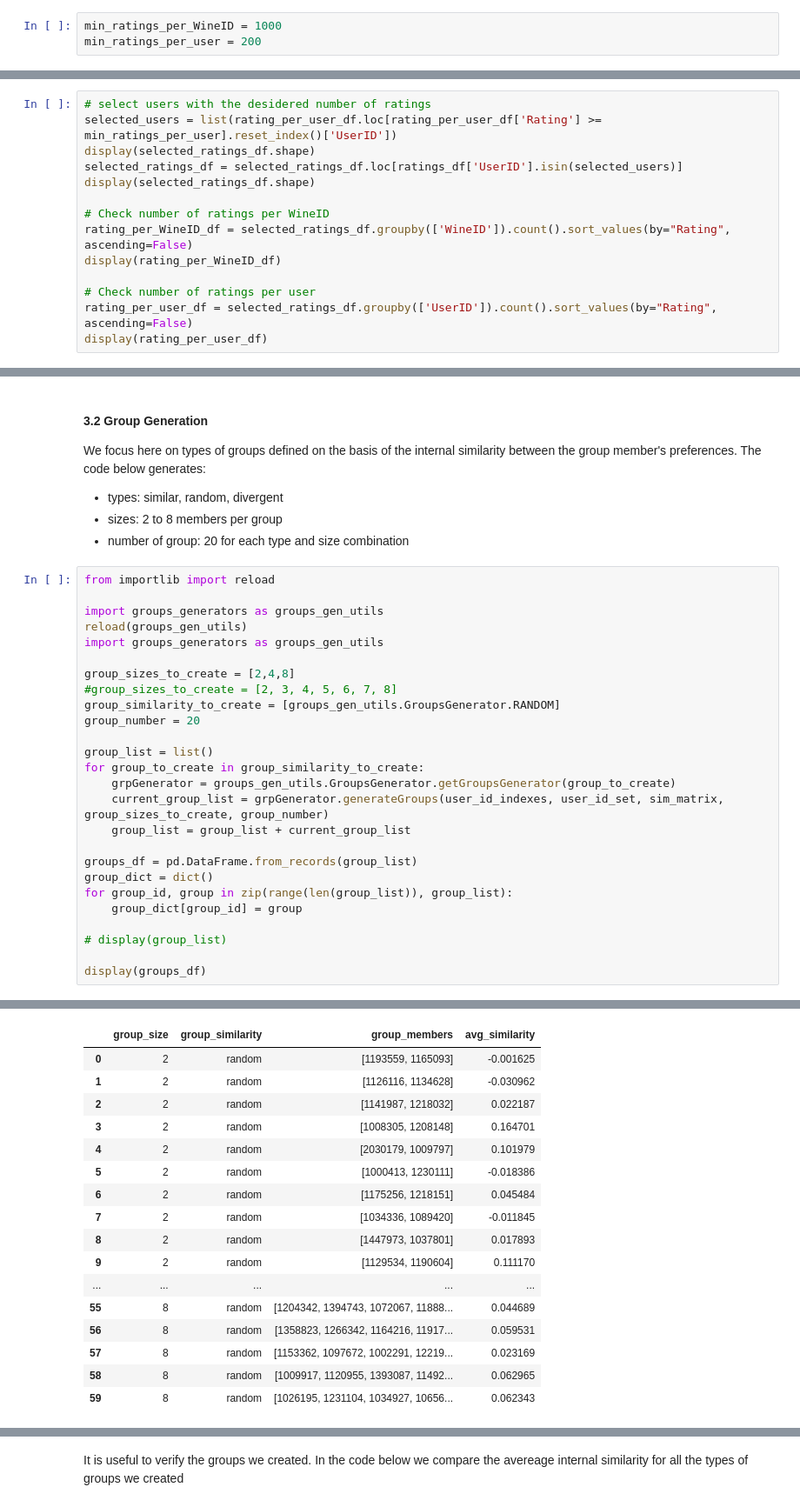
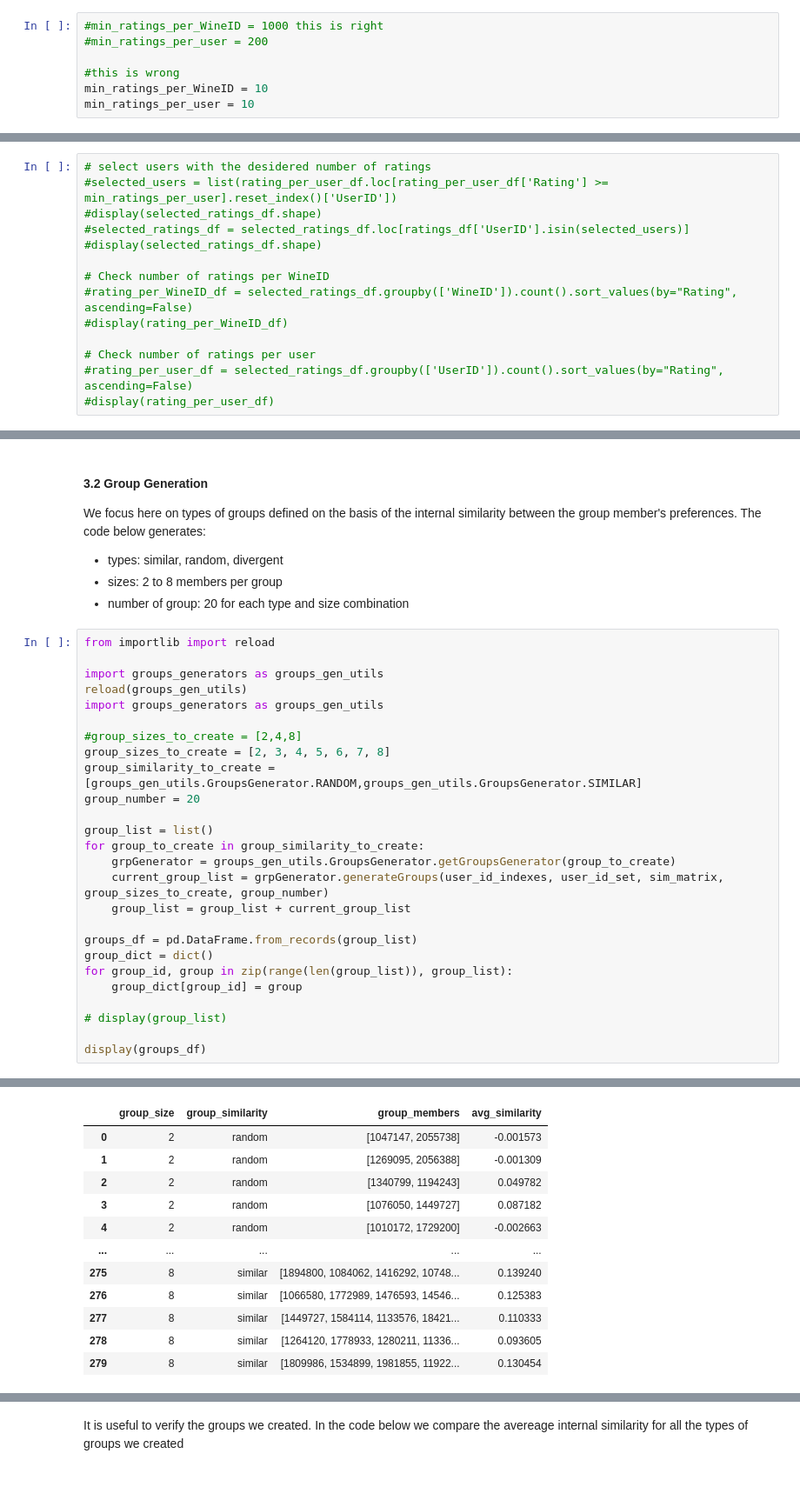
Before and after one commit to NikiLalev/rs_project_group12, a Jupyter notebook: dataset/GrupRacomander2.ipynb, the cells around one changed output, grey strips where cells are left out. Shown at 87% size. Cells and saved outputs as stored; diff of their text form; blank space fills up the shorter version.

```diff
--- a/dataset/GrupRacomander2.ipynb
+++ b/dataset/GrupRacomander2.ipynb
@@ -125,7 +125,11 @@ display(rating_per_user_df)
 1056079 rows × 3 columns
 # %%
-min_ratings_per_WineID = 1000
-min_ratings_per_user = 200
+#min_ratings_per_WineID = 1000 this is right
+#min_ratings_per_user = 200
+
+#this is wrong
+min_ratings_per_WineID = 10
+min_ratings_per_user = 10
 # %%
 # select WineIDs with the desidered number of ratings
 selected_WineIDs = list(rating_per_WineID_df.loc[rating_per_WineID_df['Rating'] >= min_ratings_per_WineID].reset_index()['WineID'])
@@ -174,14 +180,14 @@ display(rating_per_user_df)
 # %%
 # select users with the desidered number of ratings
-selected_users = list(rating_per_user_df.loc[rating_per_user_df['Rating'] >= min_ratings_per_user].reset_index()['UserID'])
-display(selected_ratings_df.shape)
-selected_ratings_df = selected_ratings_df.loc[ratings_df['UserID'].isin(selected_users)]
-display(selected_ratings_df.shape)
+#selected_users = list(rating_per_user_df.loc[rating_per_user_df['Rating'] >= min_ratings_per_user].reset_index()['UserID'])
+#display(selected_ratings_df.shape)
+#selected_ratings_df = selected_ratings_df.loc[ratings_df['UserID'].isin(selected_users)]
+#display(selected_ratings_df.shape)
 
 # Check number of ratings per WineID
-rating_per_WineID_df = selected_ratings_df.groupby(['WineID']).count().sort_values(by="Rating", ascending=False)
-display(rating_per_WineID_df)
+#rating_per_WineID_df = selected_ratings_df.groupby(['WineID']).count().sort_values(by="Rating", ascending=False)
+#display(rating_per_WineID_df)
 
 # Check number of ratings per user
-rating_per_user_df = selected_ratings_df.groupby(['UserID']).count().sort_values(by="Rating", ascending=False)
-display(rating_per_user_df)
+#rating_per_user_df = selected_ratings_df.groupby(['UserID']).count().sort_values(by="Rating", ascending=False)
+#display(rating_per_user_df)
@@ -309,9 +387,9 @@ import groups_generators as groups_gen_utils
 reload(groups_gen_utils)
 import groups_generators as groups_gen_utils
 
-group_sizes_to_create = [2,4,8]
-#group_sizes_to_create = [2, 3, 4, 5, 6, 7, 8]
-group_similarity_to_create = [groups_gen_utils.GroupsGenerator.RANDOM]
+#group_sizes_to_create = [2,4,8]
+group_sizes_to_create = [2, 3, 4, 5, 6, 7, 8]
+group_similarity_to_create = [groups_gen_utils.GroupsGenerator.RANDOM,groups_gen_utils.GroupsGenerator.SIMILAR]
 group_number = 20
 
 group_list = list()
@@ -335,17 +424,12 @@ display(groups_df)
 |  | group_size | group_similarity | group_members | avg_similarity |
-| 0 | 2 | random | [1193559, 1165093] | -0.001625 |
-| 1 | 2 | random | [1126116, 1134628] | -0.030962 |
-| 2 | 2 | random | [1141987, 1218032] | 0.022187 |
-| 3 | 2 | random | [1008305, 1208148] | 0.164701 |
-| 4 | 2 | random | [2030179, 1009797] | 0.101979 |
-| 5 | 2 | random | [1000413, 1230111] | -0.018386 |
-| 6 | 2 | random | [1175256, 1218151] | 0.045484 |
-| 7 | 2 | random | [1034336, 1089420] | -0.011845 |
-| 8 | 2 | random | [1447973, 1037801] | 0.017893 |
-| 9 | 2 | random | [1129534, 1190604] | 0.111170 |
+| 0 | 2 | random | [1047147, 2055738] | -0.001573 |
+| 1 | 2 | random | [1269095, 2056388] | -0.001309 |
+| 2 | 2 | random | [1340799, 1194243] | 0.049782 |
+| 3 | 2 | random | [1076050, 1449727] | 0.087182 |
+| 4 | 2 | random | [1010172, 1729200] | -0.002663 |
 | ... | ... | ... | ... | ... |
-| 55 | 8 | random | [1204342, 1394743, 1072067, 11888... | 0.044689 |
-| 56 | 8 | random | [1358823, 1266342, 1164216, 11917... | 0.059531 |
-| 57 | 8 | random | [1153362, 1097672, 1002291, 12219... | 0.023169 |
-| 58 | 8 | random | [1009917, 1120955, 1393087, 11492... | 0.062965 |
-| 59 | 8 | random | [1026195, 1231104, 1034927, 10656... | 0.062343 |
+| 275 | 8 | similar | [1894800, 1084062, 1416292, 10748... | 0.139240 |
+| 276 | 8 | similar | [1066580, 1772989, 1476593, 14546... | 0.125383 |
+| 277 | 8 | similar | [1449727, 1584114, 1133576, 18421... | 0.110333 |
+| 278 | 8 | similar | [1264120, 1778933, 1280211, 11336... | 0.093605 |
+| 279 | 8 | similar | [1809986, 1534899, 1981855, 11922... | 0.130454 |
```
Also changed, not shown: parts of 20 cells of this notebook.
